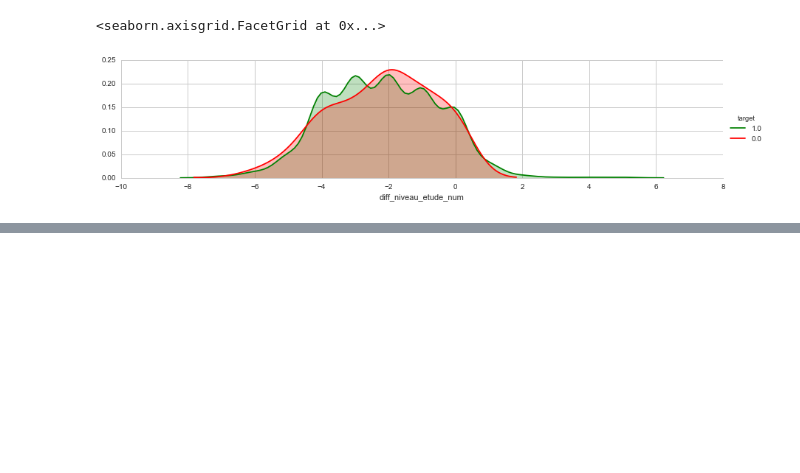
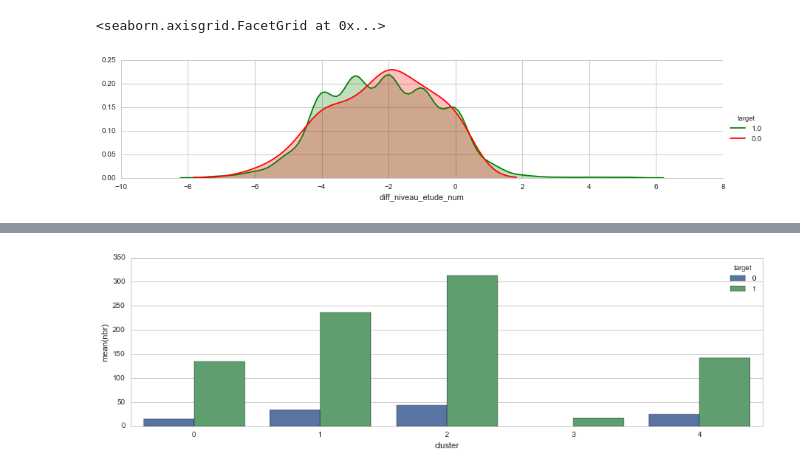
Before and after one commit to dataforgoodfr/batch-1_frateli, a Jupyter notebook: notebook/Explore_merging.ipynb, the cells around one changed output, grey strips where cells are left out. Saved outputs shown, nothing was run; the diff lists cells and outputs as text; code cells hidden in the pictures; blank space fills up the shorter version.

```diff
--- a/notebook/Explore_merging.ipynb
+++ b/notebook/Explore_merging.ipynb
@@ -534,0 +684,4 @@ facet.add_legend()
+# %%
+col_target_q("cluster", filleul)
+# %% [output]
+[figure, added]
```
Also changed, not shown: parts of 50 cells of this notebook.
